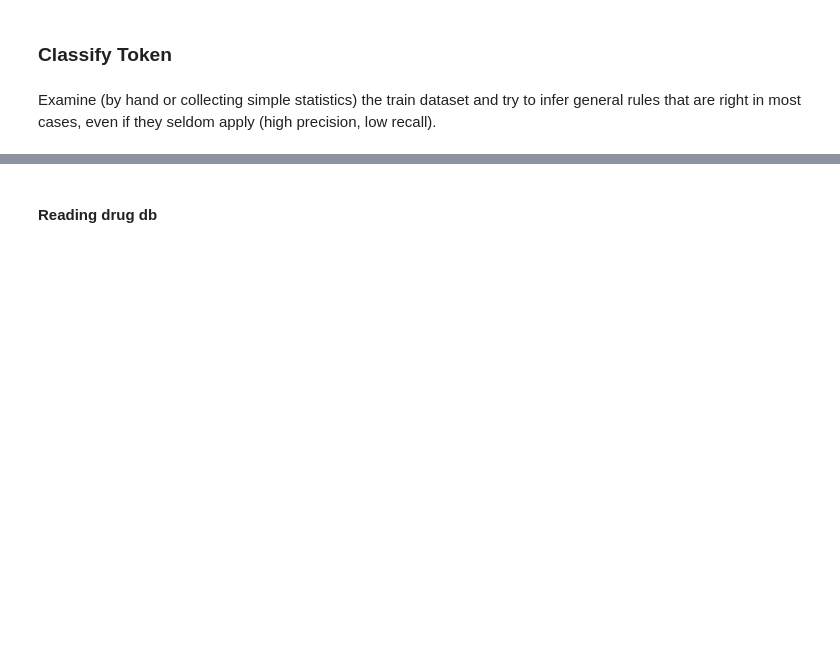
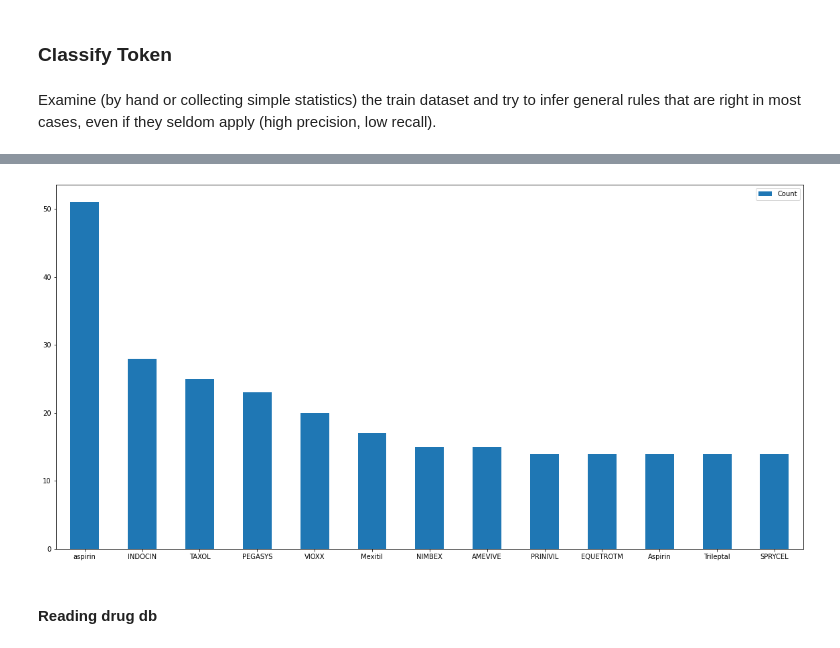
Before and after one commit to mponsclo/Advanced_Human_Language_Technologies, a Jupyter notebook: NERC Baseline.ipynb, the cells around one changed output, grey strips where cells are left out. Cells and saved outputs as stored; diff of their text form; code cells hidden in the pictures; blank space fills up the shorter version.

```diff
--- a/NERC Baseline.ipynb
+++ b/NERC Baseline.ipynb
@@ -139,3 +164,7 @@ ax = drug_counts[(drug_counts["Count"] > 23)].plot.bar()
+# %%
+ax = brand_counts[(brand_counts["Count"] > 13)].plot.bar(rot = 0)
+# %% [output]
+[figure, added]
 # %% [markdown]
 #### Reading drug db
 # %%
```
Also changed, not shown: parts of 7 cells of this notebook, 2 other files.
